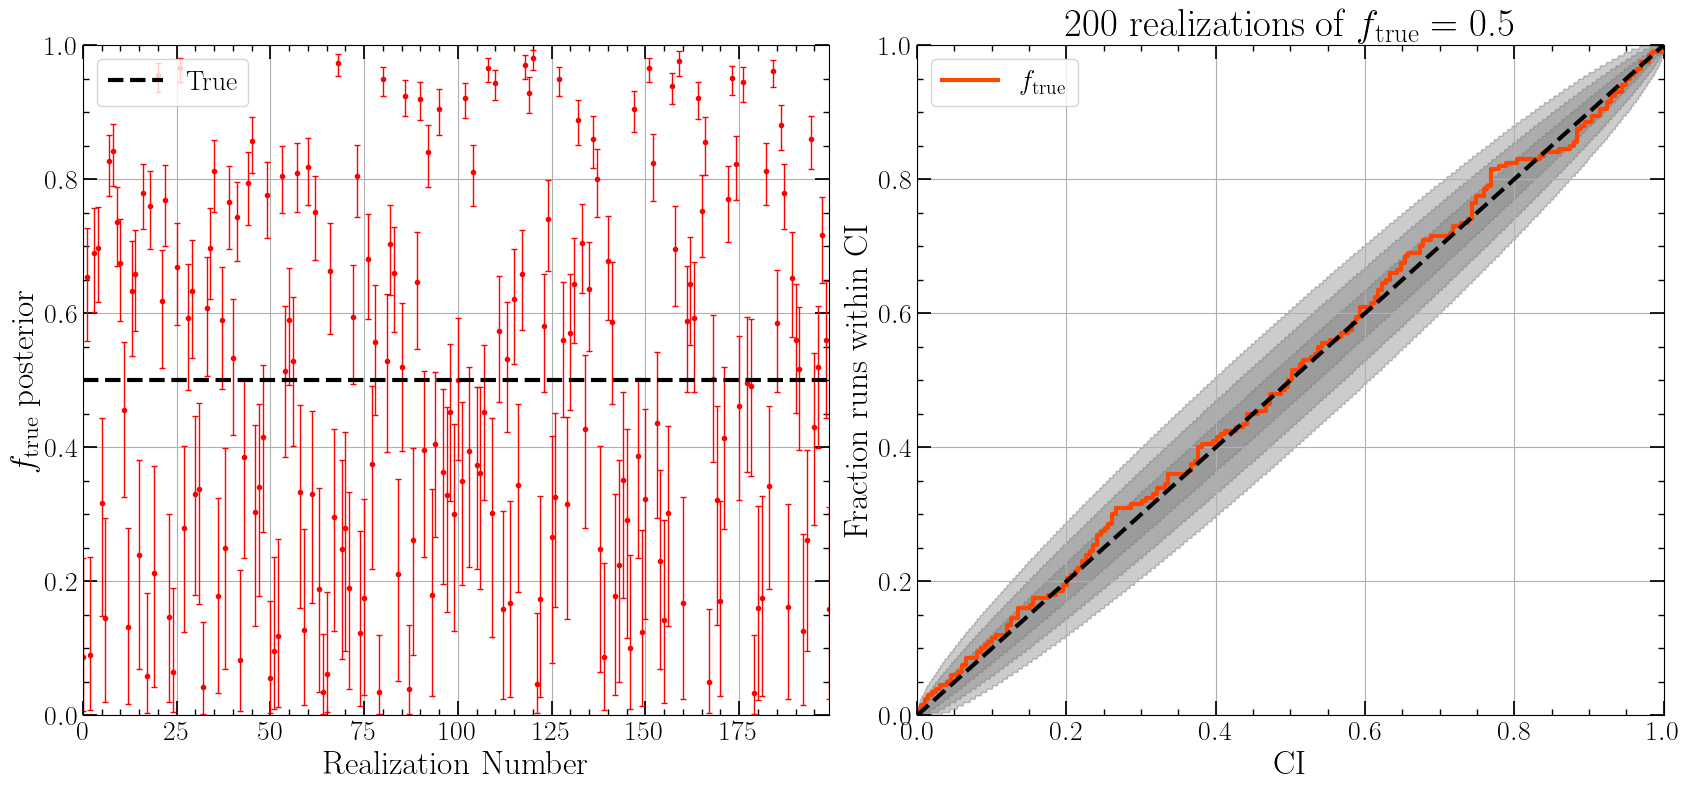
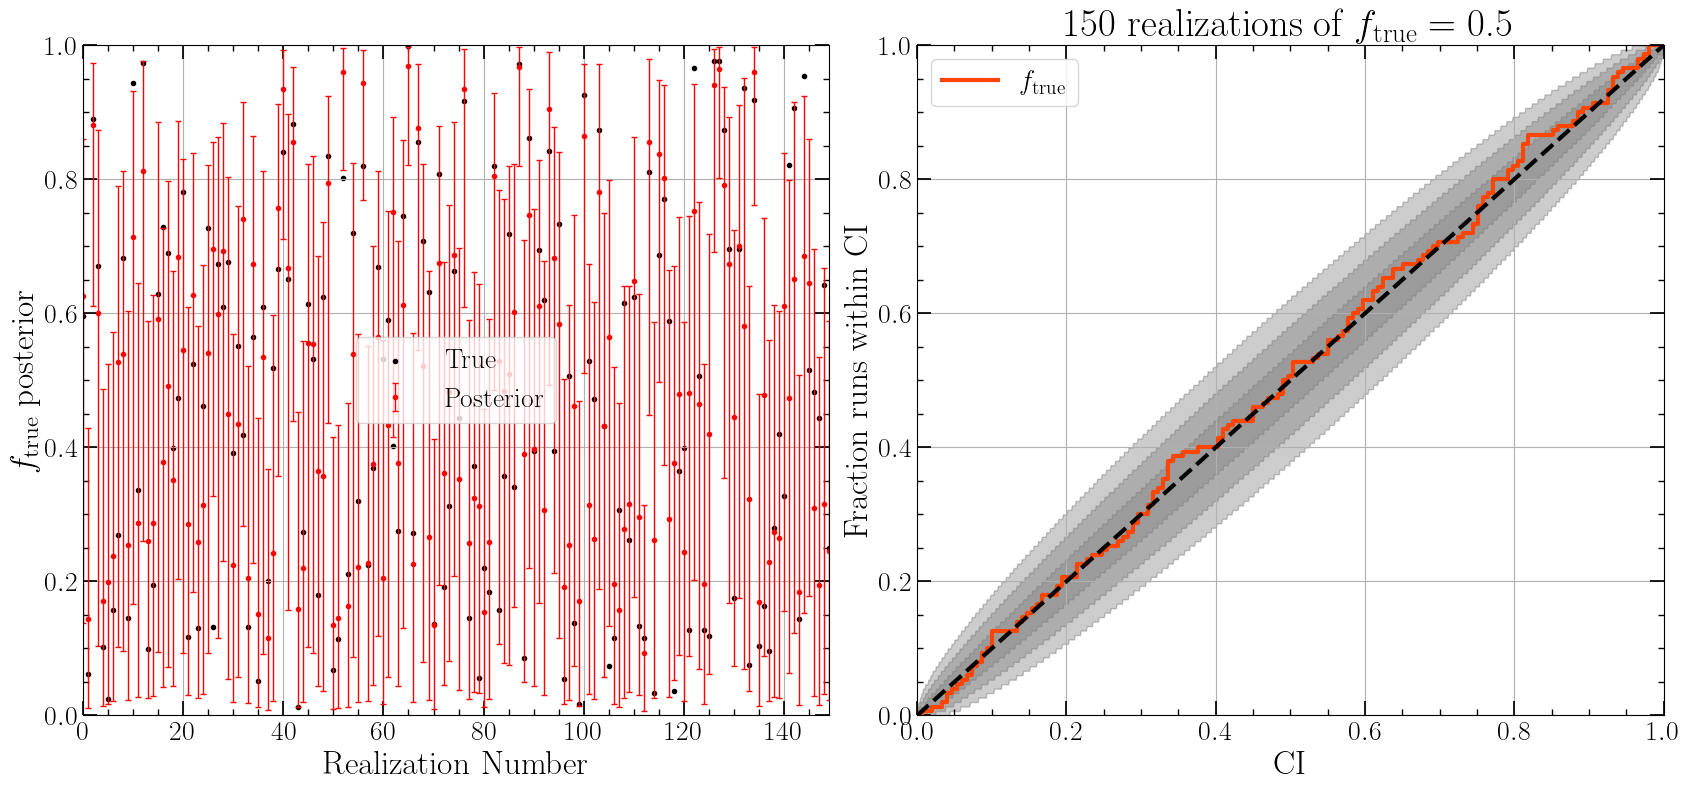
The notebook cell's code change between the first figure and the second:
--- before
+++ after
@@ -18,6 +18,8 @@
                 color='red',
                 capsize=2,
-                elinewidth=1)
-ax1.hlines(F_TRUE, 0, nx - 1, linestyle='dashed', color='black', zorder=6, linewidth=3, label='True')
+                elinewidth=1,
+                label='Posterior')
+# ax1.hlines(F_TRUE, 0, nx - 1, linestyle='dashed', color='black', zorder=6, linewidth=3, label='True')
+ax1.scatter(xx, f_true_arr, label='True', marker='.', color='black')
 ax1.legend()
 ax1.set_xlabel(r'Realization Number')

Commit: update toy model 2